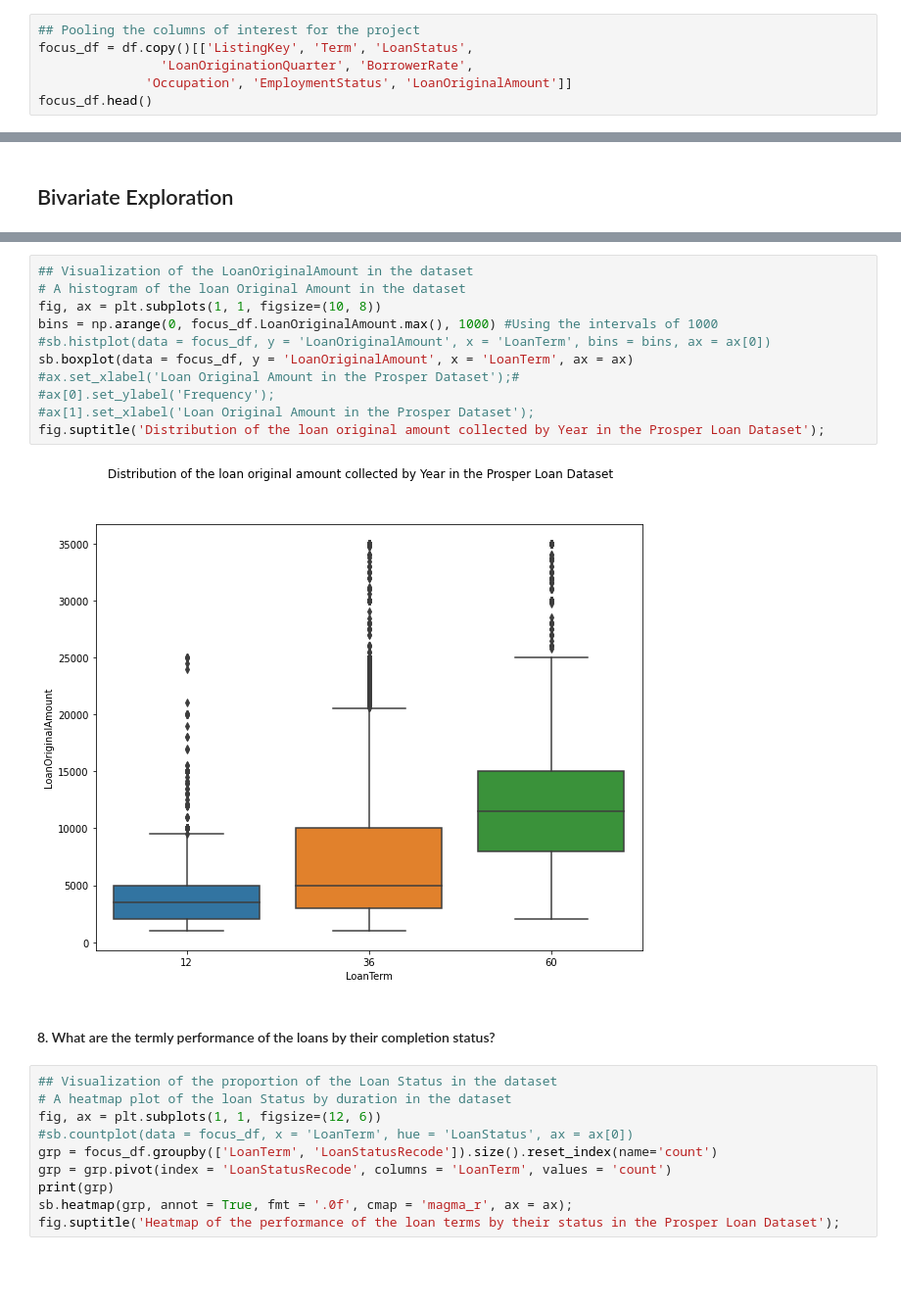
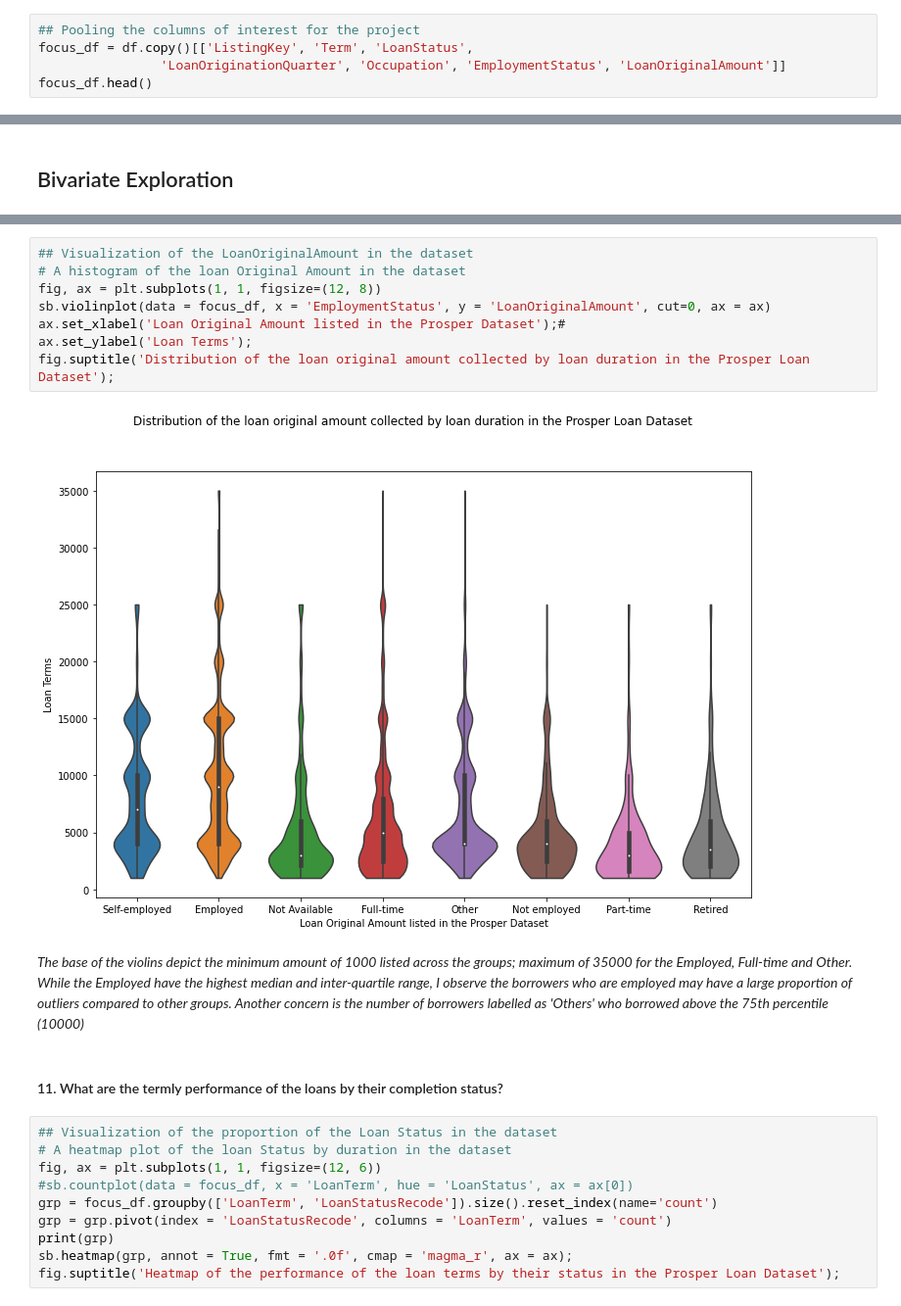
Before and after one commit to akinmode/ALX-Udacity-My-Projects, a Jupyter notebook: Project 3/Part_I_exploration_template.ipynb, the cells around one changed output, grey strips where cells are left out. Shown: that part at 98% size. Cells and saved outputs as stored; diff of their text form; blank space fills up the shorter version.

```diff
--- a/Project 3/Part_I_exploration_template.ipynb
+++ b/Project 3/Part_I_exploration_template.ipynb
@@ -76,7 +75,6 @@ Index(['ListingKey', 'ListingNumber', 'ListingCreationDate', 'CreditGrade',
 # %%
 ## Pooling the columns of interest for the project
 focus_df = df.copy()[['ListingKey', 'Term', 'LoanStatus',
-                'LoanOriginationQuarter', 'BorrowerRate',
-              'Occupation', 'EmploymentStatus', 'LoanOriginalAmount']]
+                'LoanOriginationQuarter', 'Occupation', 'EmploymentStatus', 'LoanOriginalAmount']]
 focus_df.head()
 # %% [output]
@@ -657,18 +651,17 @@ fig.suptitle('Relative proportion of the employment status of the borrowers by l
 # %%
 ## Visualization of the LoanOriginalAmount in the dataset
 # A histogram of the loan Original Amount in the dataset
-fig, ax = plt.subplots(1, 1, figsize=(10, 8))
-bins = np.arange(0, focus_df.LoanOriginalAmount.max(), 1000) #Using the intervals of 1000
-#sb.histplot(data = focus_df, y = 'LoanOriginalAmount', x = 'LoanTerm', bins = bins, ax = ax[0])
-sb.boxplot(data = focus_df, y = 'LoanOriginalAmount', x = 'LoanTerm', ax = ax)
-#ax.set_xlabel('Loan Original Amount in the Prosper Dataset');#
-#ax[0].set_ylabel('Frequency');
-#ax[1].set_xlabel('Loan Original Amount in the Prosper Dataset');
-fig.suptitle('Distribution of the loan original amount collected by Year in the Prosper Loan Dataset');
+fig, ax = plt.subplots(1, 1, figsize=(12, 8))
+sb.violinplot(data = focus_df, x = 'EmploymentStatus', y = 'LoanOriginalAmount', cut=0, ax = ax)
+ax.set_xlabel('Loan Original Amount listed in the Prosper Dataset');#
+ax.set_ylabel('Loan Terms');
+fig.suptitle('Distribution of the loan original amount collected by loan duration in the Prosper Loan Dataset');
 # %% [output]
-[figure, old version]
+[figure, new version]
+# %% [markdown]
+_The base of the violins depict the minimum amount of 1000 listed across the groups; maximum of 35000 for the Employed, Full-time and Other. While the Employed have the highest median and inter-quartile range, I observe the borrowers who are employed may have a large proportion of outliers compared to other groups. Another concern is the number of borrowers labelled as 'Others' who borrowed above the 75th percentile (10000)_
 # %% [markdown]
-#### 8. What are the termly performance of the loans by their completion status?
+#### 11. What are the termly performance of the loans by their completion status?
 # %%
 ## Visualization of the proportion of the Loan Status in the dataset
 # A heatmap plot of the loan Status by duration in the dataset
```
Also changed, not shown: parts of 52 cells of this notebook, 5 other files.
